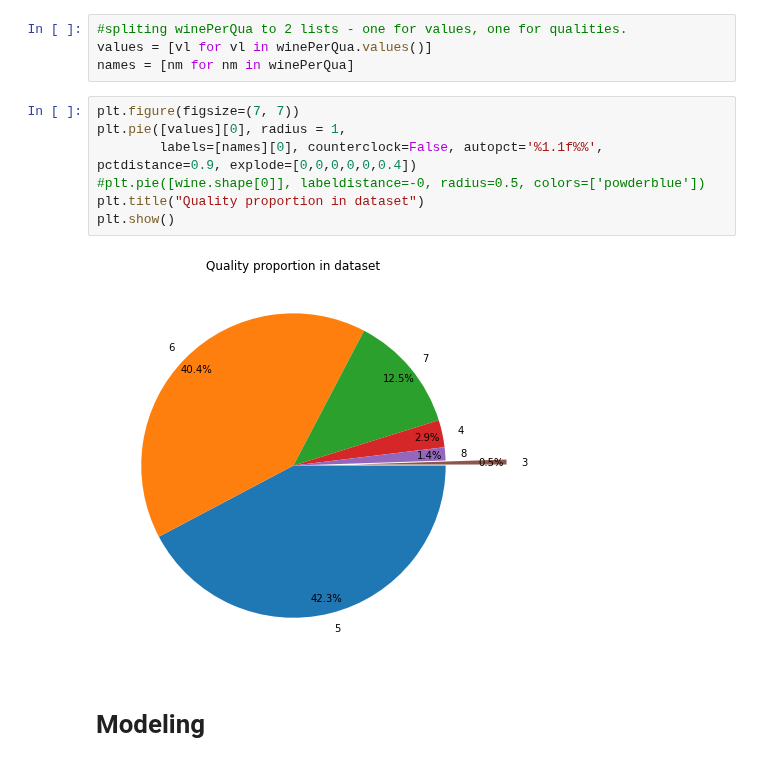
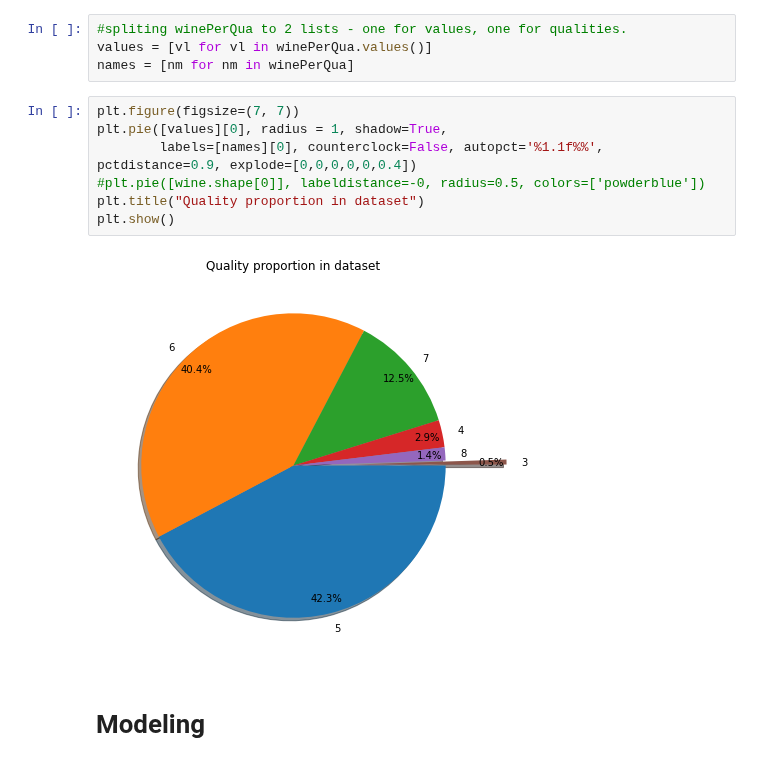
Before and after one commit to OrenAviya/project-semester-a, a Jupyter notebook: Wine.ipynb, the cells around one changed output. Drawn from its saved outputs; the diff is of its cells as text.

```diff
--- a/Wine.ipynb
+++ b/Wine.ipynb
@@ -139,13 +139,13 @@ values = [vl for vl in winePerQua.values()]
 names = [nm for nm in winePerQua]
 # %%
 plt.figure(figsize=(7, 7))
-plt.pie([values][0], radius = 1,
+plt.pie([values][0], radius = 1, shadow=True,
         labels=[names][0], counterclock=False, autopct='%1.1f%%', pctdistance=0.9, explode=[0,0,0,0,0,0.4])
 #plt.pie([wine.shape[0]], labeldistance=-0, radius=0.5, colors=['powderblue'])
 plt.title("Quality proportion in dataset")
 plt.show()
 # %% [output]
-[figure, old version]
+[figure, new version]
 # %% [markdown]
 # Modeling
 # %% [markdown]
```
Also changed, not shown: parts of 14 cells of this notebook.
